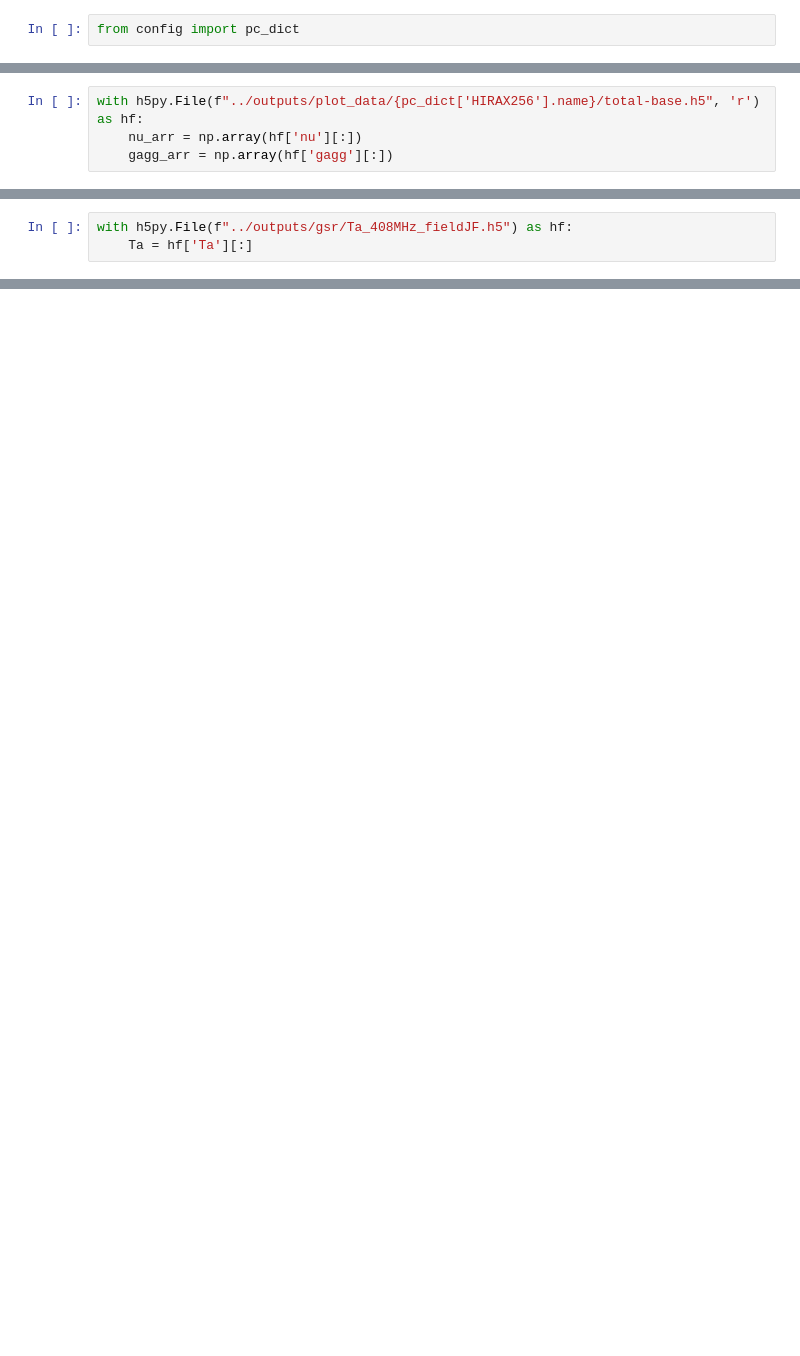
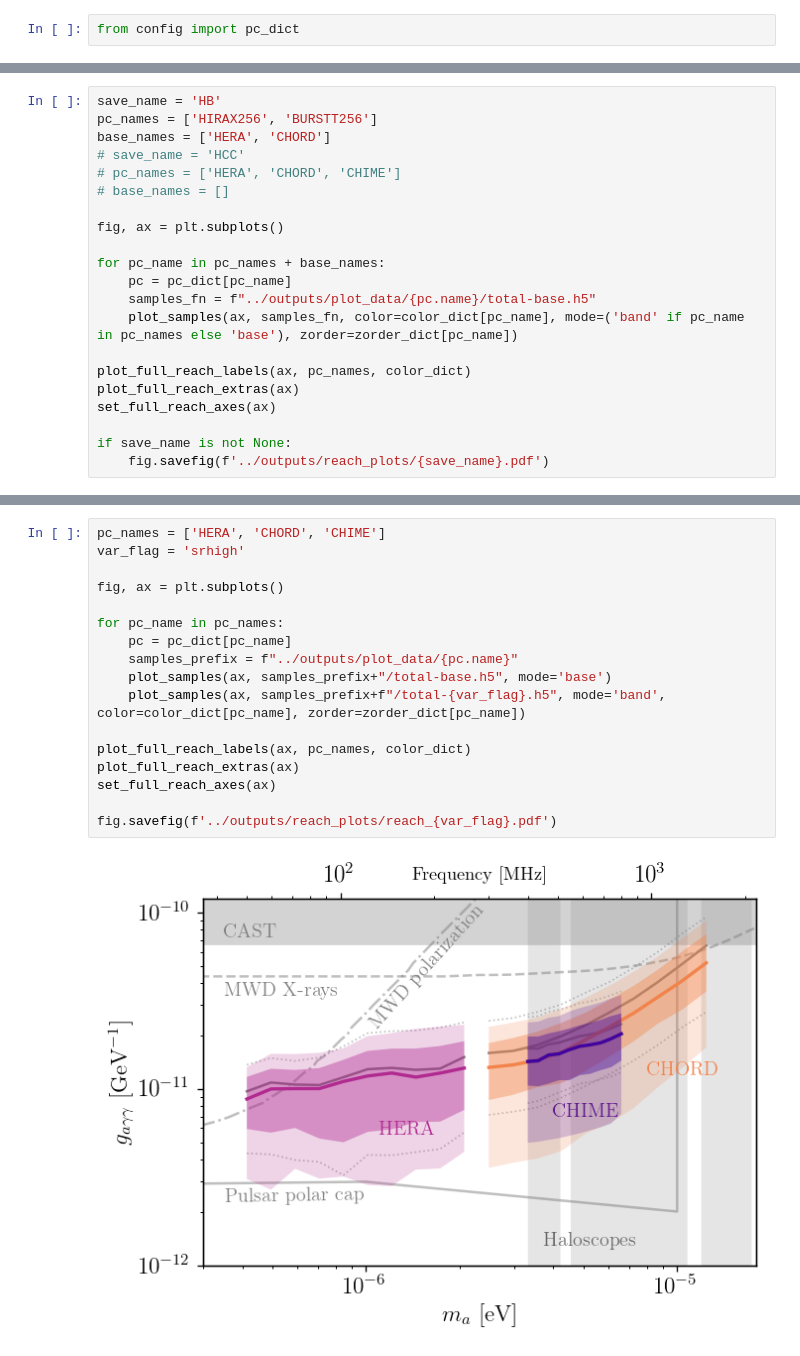
Before and after one commit to yitiansun/axion-mirror, a Jupyter notebook: estimates/plot_reach.ipynb, the cells around one changed output, grey strips where cells are left out. Cells and saved outputs as stored; diff of their text form; blank space fills up the shorter version.

Commit message:
var plots

```diff
--- a/estimates/plot_reach.ipynb
+++ b/estimates/plot_reach.ipynb
@@ -243,4 +98,0 @@ if save_name is not None:
-# %%
-with h5py.File(f"../outputs/plot_data/{pc_dict['HIRAX256'].name}/total-base.h5", 'r') as hf:
-    nu_arr = np.array(hf['nu'][:])
-    gagg_arr = np.array(hf['gagg'][:])
@@ -454,3 +98,0 @@ array([0.89883146, 0.89527977, 0.8917363 , 0.88795032, 0.88450648,
-# %%
-with h5py.File(f"../outputs/gsr/Ta_408MHz_fieldJF.h5") as hf:
-    Ta = hf['Ta'][:]
@@ -498,0 +187,21 @@ np.mean(z0/z1)
+# %%
+save_name = 'HB'
+pc_names = ['HIRAX256', 'BURSTT256']
+base_names = ['HERA', 'CHORD']
+# save_name = 'HCC'
+# pc_names = ['HERA', 'CHORD', 'CHIME']
+# base_names = []
+
+fig, ax = plt.subplots()
+
+for pc_name in pc_names + base_names:
+    pc = pc_dict[pc_name]
+    samples_fn = f"../outputs/plot_data/{pc.name}/total-base.h5"
+    plot_samples(ax, samples_fn, color=color_dict[pc_name], mode=('band' if pc_name in pc_names else 'base'), zorder=zorder_dict[pc_name])
+
+plot_full_reach_labels(ax, pc_names, color_dict)
+plot_full_reach_extras(ax)
+set_full_reach_axes(ax)
+
+if save_name is not None:
+    fig.savefig(f'../outputs/reach_plots/{save_name}.pdf')
@@ -498,0 +210,19 @@ np.mean(z0/z1)
+# %%
+pc_names = ['HERA', 'CHORD', 'CHIME']
+var_flag = 'srhigh'
+
+fig, ax = plt.subplots()
+
+for pc_name in pc_names:
+    pc = pc_dict[pc_name]
+    samples_prefix = f"../outputs/plot_data/{pc.name}"
+    plot_samples(ax, samples_prefix+"/total-base.h5", mode='base')
+    plot_samples(ax, samples_prefix+f"/total-{var_flag}.h5", mode='band', color=color_dict[pc_name], zorder=zorder_dict[pc_name])
+
+plot_full_reach_labels(ax, pc_names, color_dict)
+plot_full_reach_extras(ax)
+set_full_reach_axes(ax)
+
+fig.savefig(f'../outputs/reach_plots/reach_{var_flag}.pdf')
+# %% [output]
+[figure, added]
```
Also changed, not shown: parts of 43 cells of this notebook, 8 other files.
